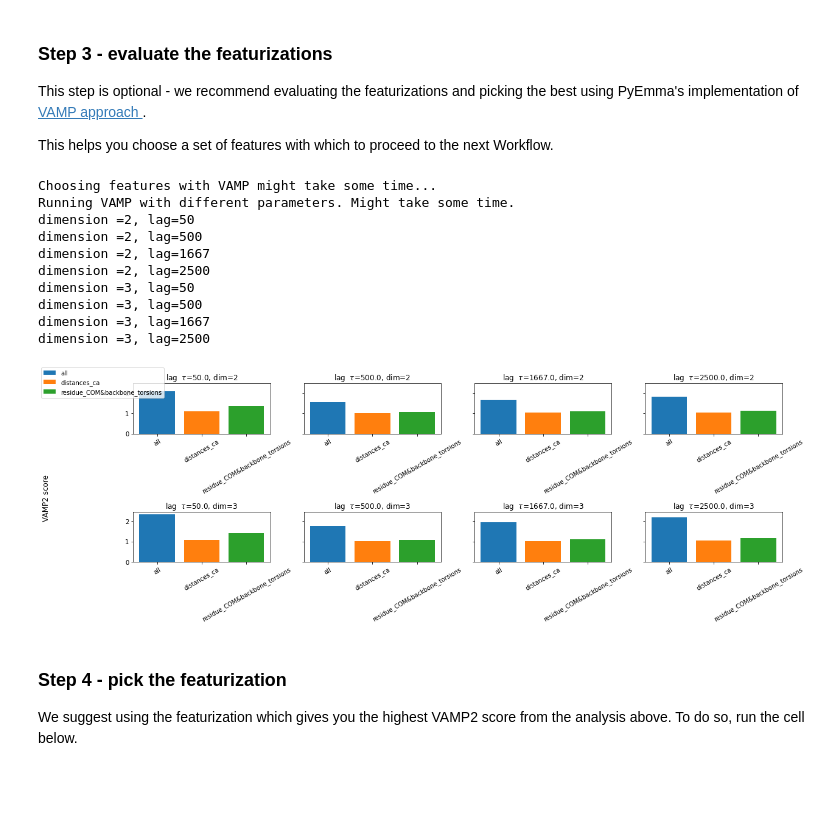
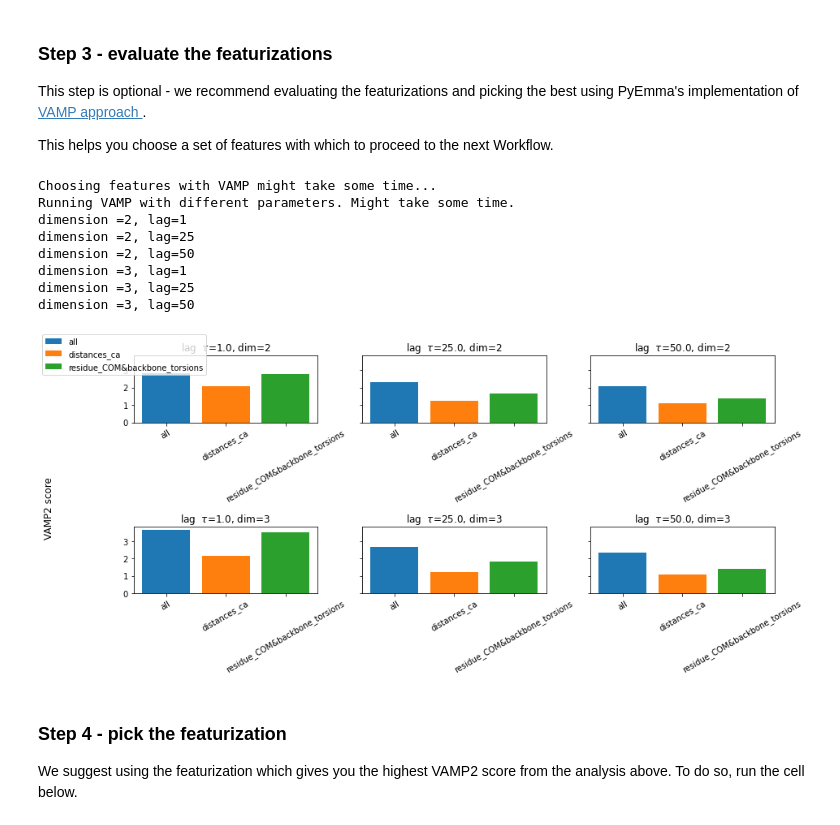
Before and after one commit to KavrakiLab/EnGens, a Jupyter notebook: notebooks/Workflow1-FeatureExtraction.ipynb, the cells around one changed output. Saved outputs shown, nothing was run; the diff lists cells and outputs as text; code cells hidden in the pictures; blank space fills up the shorter version.

```diff
--- a/notebooks/Workflow1-FeatureExtraction.ipynb
+++ b/notebooks/Workflow1-FeatureExtraction.ipynb
@@ -164,32 +162,30 @@ This helps you choose a set of features with which to proceed to the next Workfl
 # %%
 
 #provide a range of lags and dimensions to train on
 
 #to make an informed decision on lag times see the timescale of your simulation
 traj_times = mdtraj.load(engen.traj, top=engen.ref).time
 #number of frames
 traj_nframes = len(traj_times)
-lags = [int(traj_nframes/100), int(traj_nframes/10),int(traj_nframes/3), int(traj_nframes/2)]
+lags = [int(np.log(i)) for i in np.logspace(1, int(traj_nframes/100), num=3, base=np.e)]
 dims = [i + 1 for i in range(1,3)]
 
 #initialize VAMP2 featurizer and run it
 featsel = fs.VAMP2FeatureSelection(lags, dims, engen)
 featsel.run_vamp()
 
 #plot VAMP2 results
 featsel.plot_results()
 # %% [output]
 Choosing features with VAMP might take some time...
 Running VAMP with different parameters. Might take some time.
+dimension =2, lag=1
+dimension =2, lag=25
 dimension =2, lag=50
-dimension =2, lag=500
-dimension =2, lag=1667
-dimension =2, lag=2500
+dimension =3, lag=1
+dimension =3, lag=25
 dimension =3, lag=50
-dimension =3, lag=500
-dimension =3, lag=1667
-dimension =3, lag=2500
-[figure, old version]
+[figure, new version]
 # %% [markdown]
 ### Step 4 - pick the featurization
 
```
Also changed, not shown: parts of 1 cell of this notebook, 9 other files.
